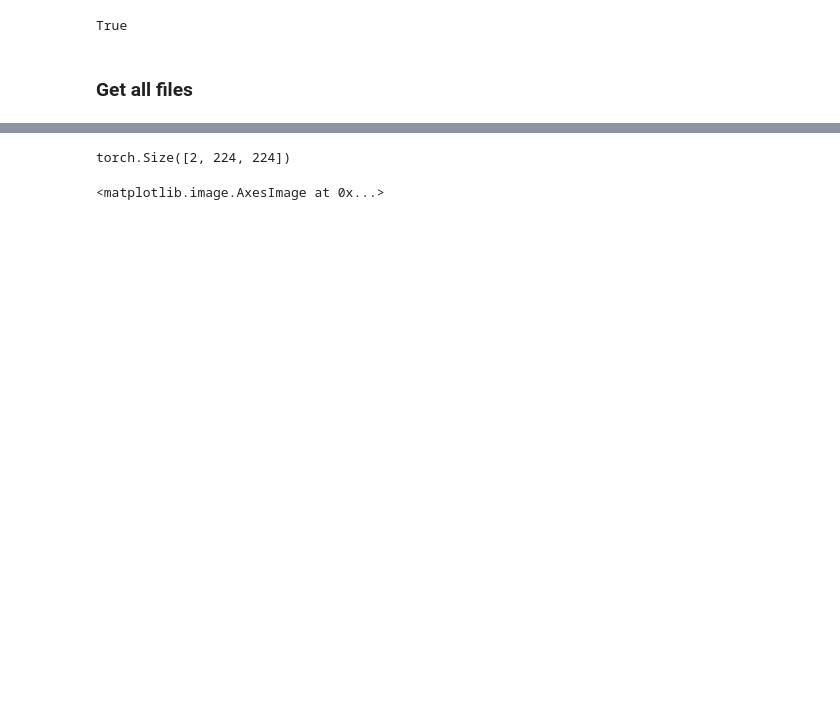
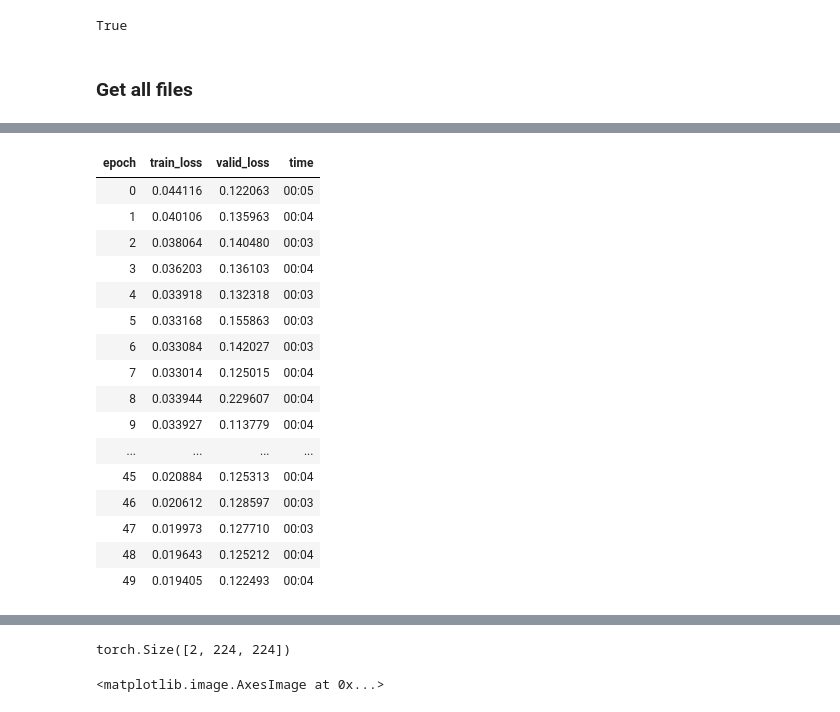
Before and after one commit to Snadderbyte/course-project-2, a Jupyter notebook: notebooks/mast-model.ipynb, the cells around one changed output, grey strips where cells are left out. Cells and saved outputs as stored; diff of their text form; code cells hidden in the pictures; blank space fills up the shorter version.

```diff
--- a/notebooks/mast-model.ipynb
+++ b/notebooks/mast-model.ipynb
@@ -100,0 +101,20 @@ learn.fine_tune(100)
+# %%
+learn.fine_tune(50)
+# %% [output]
+| epoch | train_loss | valid_loss | time |
+| 0 | 0.044116 | 0.122063 | 00:05 |
+| 1 | 0.040106 | 0.135963 | 00:04 |
+| 2 | 0.038064 | 0.140480 | 00:03 |
+| 3 | 0.036203 | 0.136103 | 00:04 |
+| 4 | 0.033918 | 0.132318 | 00:03 |
+| 5 | 0.033168 | 0.155863 | 00:03 |
+| 6 | 0.033084 | 0.142027 | 00:03 |
+| 7 | 0.033014 | 0.125015 | 00:04 |
+| 8 | 0.033944 | 0.229607 | 00:04 |
+| 9 | 0.033927 | 0.113779 | 00:04 |
+| ... | ... | ... | ... |
+| 45 | 0.020884 | 0.125313 | 00:04 |
+| 46 | 0.020612 | 0.128597 | 00:03 |
+| 47 | 0.019973 | 0.127710 | 00:03 |
+| 48 | 0.019643 | 0.125212 | 00:04 |
+| 49 | 0.019405 | 0.122493 | 00:04 |
```
Also changed, not shown: parts of 6 cells of this notebook, 10 other files.
